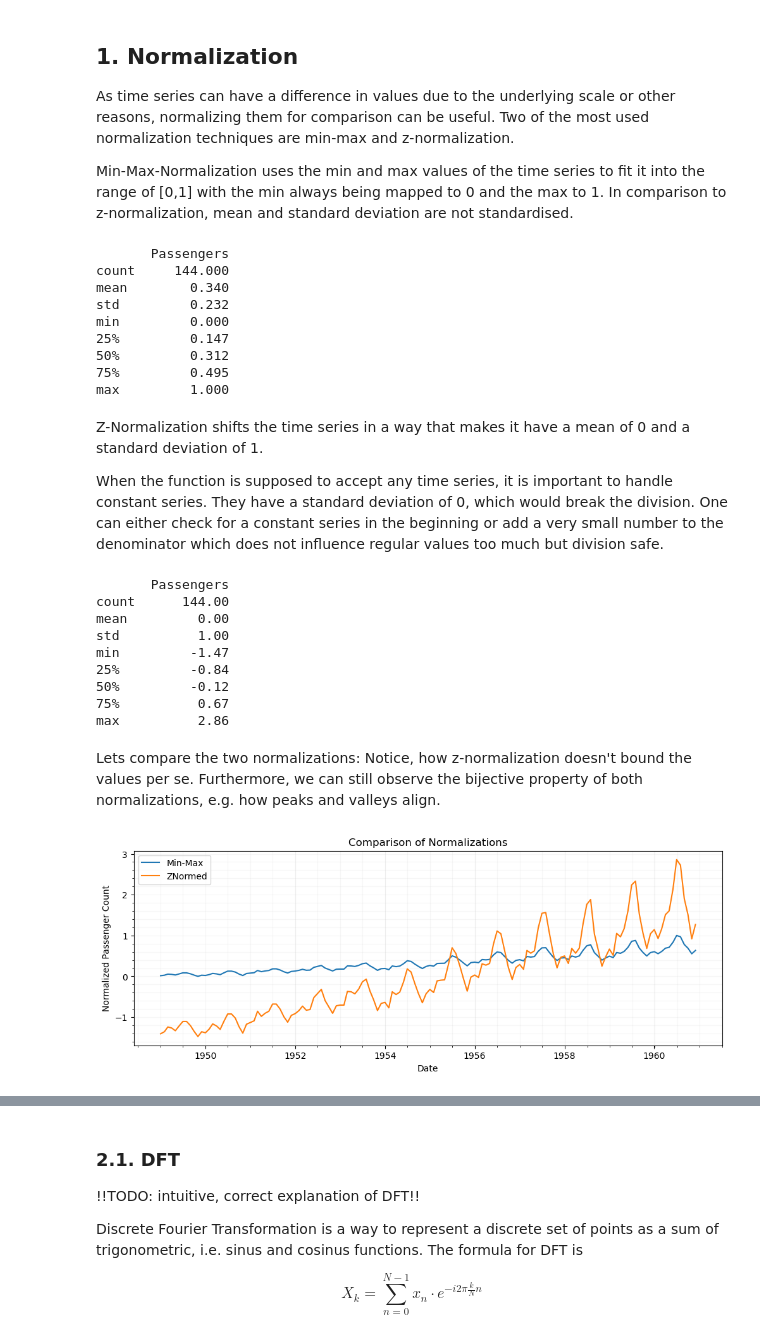
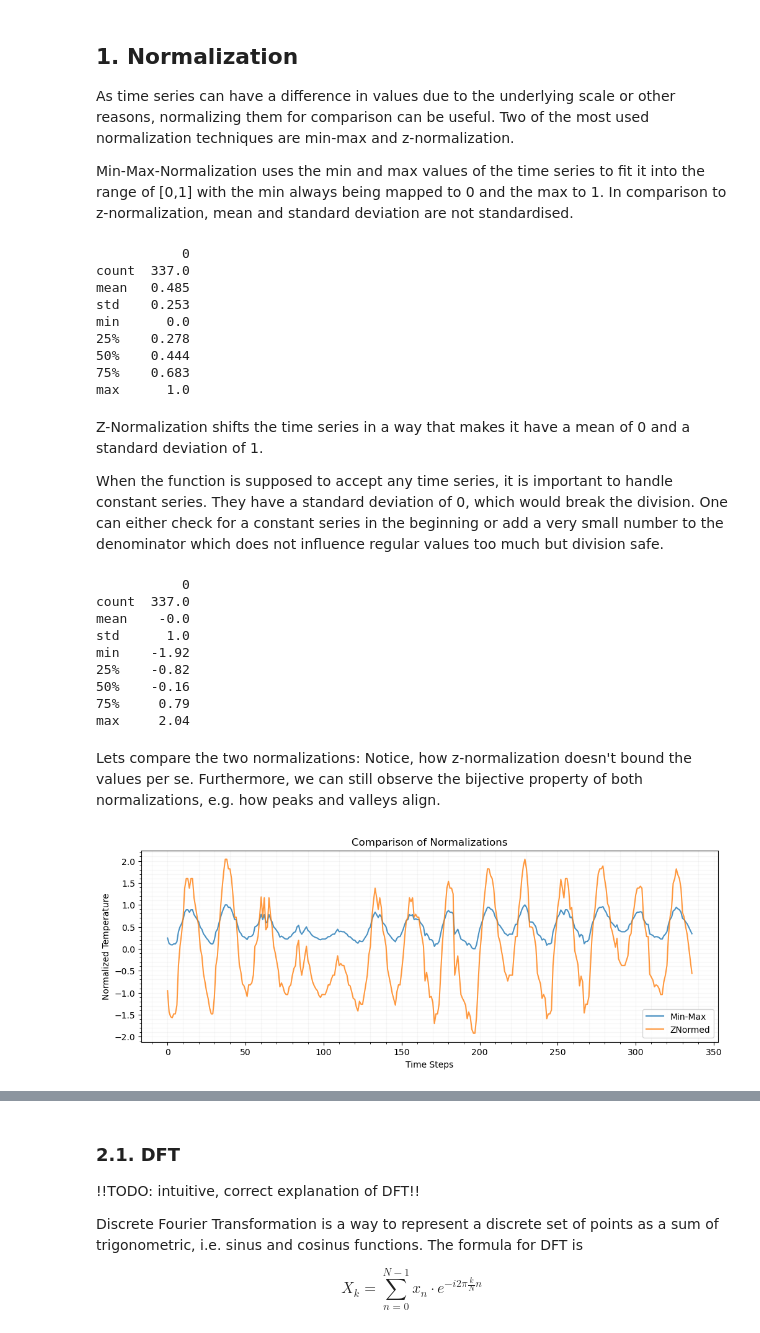
Before and after one commit to moritzspuehler/unibz-tsa-lecture-examples, a Jupyter notebook: tsa02_representation.ipynb, the cells around one changed output, grey strips where cells are left out. Saved outputs shown, nothing was run; the diff lists cells and outputs as text; code cells hidden in the pictures.

```diff
--- a/tsa02_representation.ipynb
+++ b/tsa02_representation.ipynb
@@ -8,16 +11,16 @@ import matplotlib.pyplot as plt
 # %% [markdown]
 Let's load a classic periodic time series example showing trend and seasonality: The Airline Passenger Dataset recording passengers per day. We can observe how the overall passenger count as well as the amplitude size increase over time.
 # %%
-url = "https://raw.githubusercontent.com/jbrownlee/Datasets/master/airline-passengers.csv"
-ts_example = pd.read_csv(url, parse_dates=['Month'], index_col='Month')
+bolzano = ms.Point(46.5, 11.35, 262)
 
-# some statistics of the original time series
-print(ts_example.describe().round(3))
+# Get nearby weather stations
+stations = ms.stations.nearby(bolzano, limit=1, radius=10000)
+station_ids = stations.index.tolist()
 
-# plot of the time series
-plt.figure(figsize=(12, 4))
-plt.plot(ts_example)
-plt.title("Time Series Example: Airline Passenger")
-plt.xlabel("Date")
-plt.ylabel("Passenger Count")
-plt.show()
+start = datetime(2023, 6, 1)
+end = datetime(2023, 6, 15)
+
+ms.config.block_large_requests = False
+data = ms.hourly(station=station_ids, start=start, end=end, parameters=["temp"])
+
+ts_data = data.fetch().reset_index().pivot(index='time', columns='station', values='temp').squeeze()
@@ -45,19 +59,19 @@ def min_max_norm(time_series):
     return (time_series - ts_min) / (ts_max - ts_min)
 
 # other options: sklearn.preprocessing.normalize, sklearn.preprocessing.MinMaxScaler
-ts_min_max = min_max_norm(ts_example)
+ts_min_max = min_max_norm(ts_data.values)
 
 print(pd.DataFrame(ts_min_max).describe().round(3))
 # %% [output]
-       Passengers
-count     144.000
-mean        0.340
-std         0.232
-min         0.000
-25%         0.147
-50%         0.312
-75%         0.495
-max         1.000
+           0
+count  337.0
+mean   0.485
+std    0.253
+min      0.0
+25%    0.278
+50%    0.444
+75%    0.683
+max      1.0
 # %% [markdown]
 Z-Normalization shifts the time series in a way that makes it have a mean of 0 and a standard deviation of 1.
 
@@ -70,36 +84,36 @@ def znorm(time_series):
     return (time_series - ts_mean) / (ts_std + 1e-8)
 
 # other options: sklearn.preprocessing.normalize, sklearn.preprocessing.StandardScaler
-ts_znormed = znorm(ts_example)
+ts_znormed = znorm(ts_data.values)
 
 print(pd.DataFrame(ts_znormed).describe().round(2))
 # %% [output]
-       Passengers
-count      144.00
-mean         0.00
-std          1.00
-min         -1.47
-25%         -0.84
-50%         -0.12
-75%          0.67
-max          2.86
+           0
+count  337.0
+mean    -0.0
+std      1.0
+min    -1.92
+25%    -0.82
+50%    -0.16
+75%     0.79
+max     2.04
 # %% [markdown]
 Lets compare the two normalizations: Notice, how z-normalization doesn't bound the values per se. Furthermore, we can still observe the bijective property of both normalizations, e.g. how peaks and valleys align.
 # %%
 plt.figure(figsize=(12, 4))
-plt.plot(ts_min_max, label='Min-Max')
-plt.plot(ts_znormed, label='ZNormed')
+plt.plot(ts_min_max, label='Min-Max', alpha=0.8)
+plt.plot(ts_znormed, label='ZNormed', alpha=0.8)
 
 plt.title("Comparison of Normalizations")
-plt.xlabel("Date")
-plt.ylabel("Normalized Passenger Count")
+plt.xlabel("Time Steps")
+plt.ylabel("Normalized Temperature")
 plt.legend()
 
 plt.minorticks_on()
 plt.grid(which="both", alpha=0.1)
 plt.show()
 # %% [output]
-[figure, old version]
+[figure, new version]
 # %% [markdown]
 ## 2. Representation
 
```
Also changed, not shown: parts of 27 cells of this notebook.
